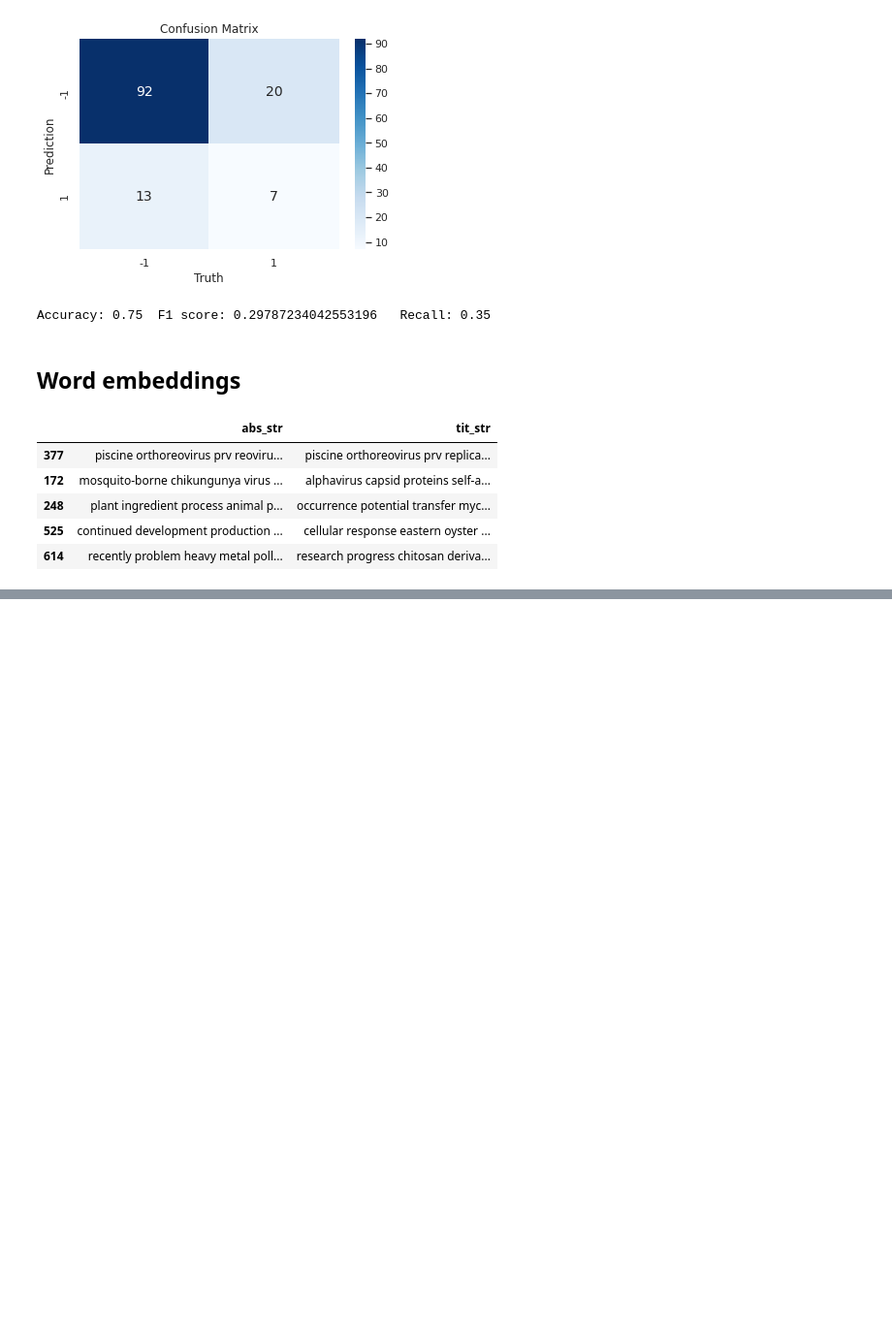
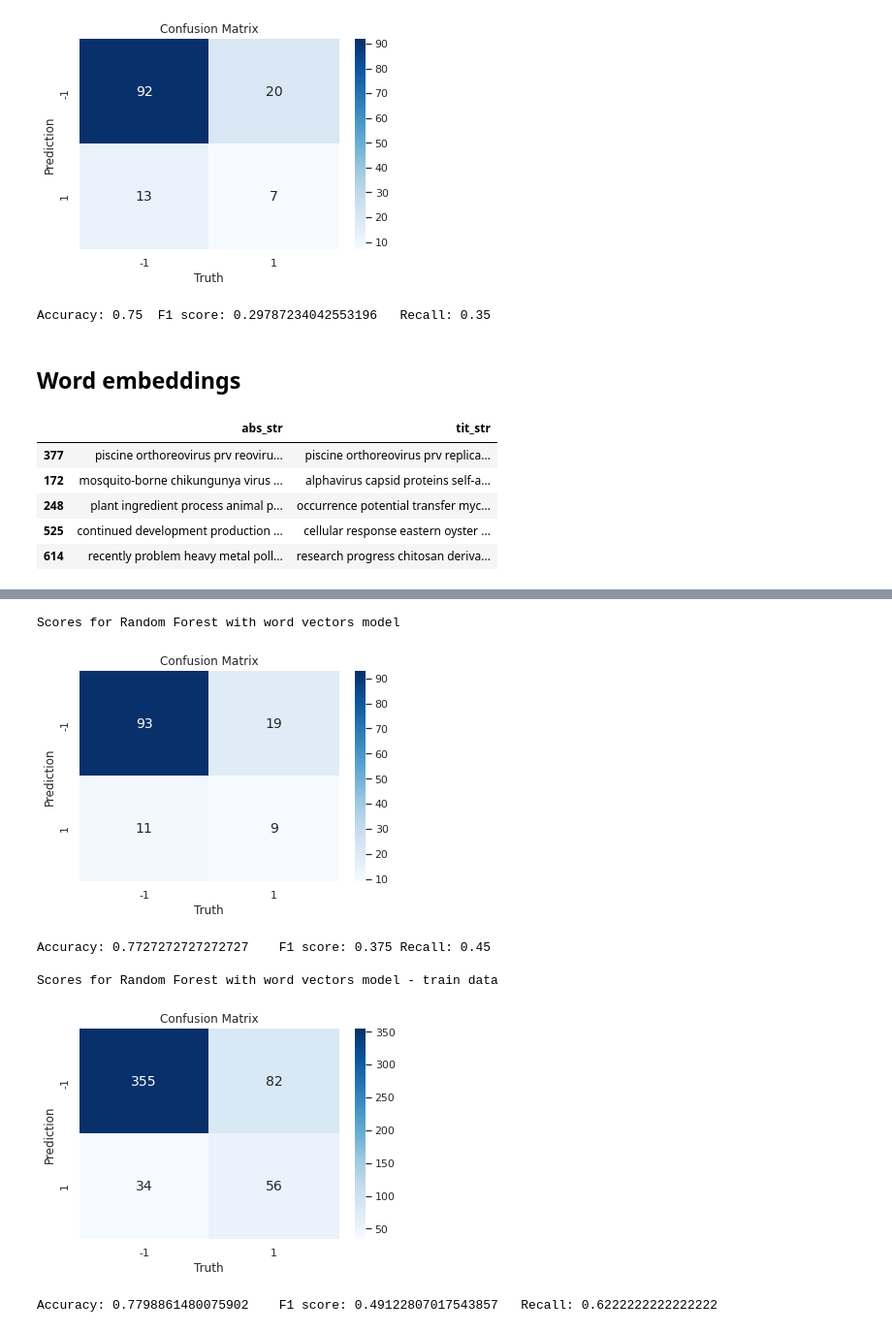
Before and after one commit to jsokolowska/ner-text-classification, a Jupyter notebook: practicalExcercise.ipynb, the cells around one changed output, grey strips where cells are left out. Shown at 97% size. Cells and saved outputs as stored; diff of their text form; code cells hidden in the pictures; blank space fills up the shorter version.

Commit message:
Added different classifiers

```diff
--- a/practicalExcercise.ipynb
+++ b/practicalExcercise.ipynb
@@ -755,0 +774,16 @@ Accuracy: 0.8484848484848485    F1 score: 0.0   Recall: 0.0
+# %%
+from sklearn.ensemble import RandomForestClassifier
+rf = RandomForestClassifier(n_estimators=40, max_depth=2, class_weight='balanced')
+rf.fit(embeddings_train, y_train)
+print("Scores for Random Forest with word vectors model")
+rf_glove = calculate_metrics(embeddings_test, y_test, rf, True, True)
+print("\nScores for Random Forest with word vectors model - train data")
+a = calculate_metrics(embeddings_train, y_train, rf, True, True)
+# %% [output]
+Scores for Random Forest with word vectors model
+[figure, added]
+Accuracy: 0.7727272727272727    F1 score: 0.375 Recall: 0.45
+
+Scores for Random Forest with word vectors model - train data
+[figure, added]
+Accuracy: 0.7798861480075902    F1 score: 0.49122807017543857   Recall: 0.6222222222222222
```
Also changed, not shown: parts of 6 cells of this notebook.
